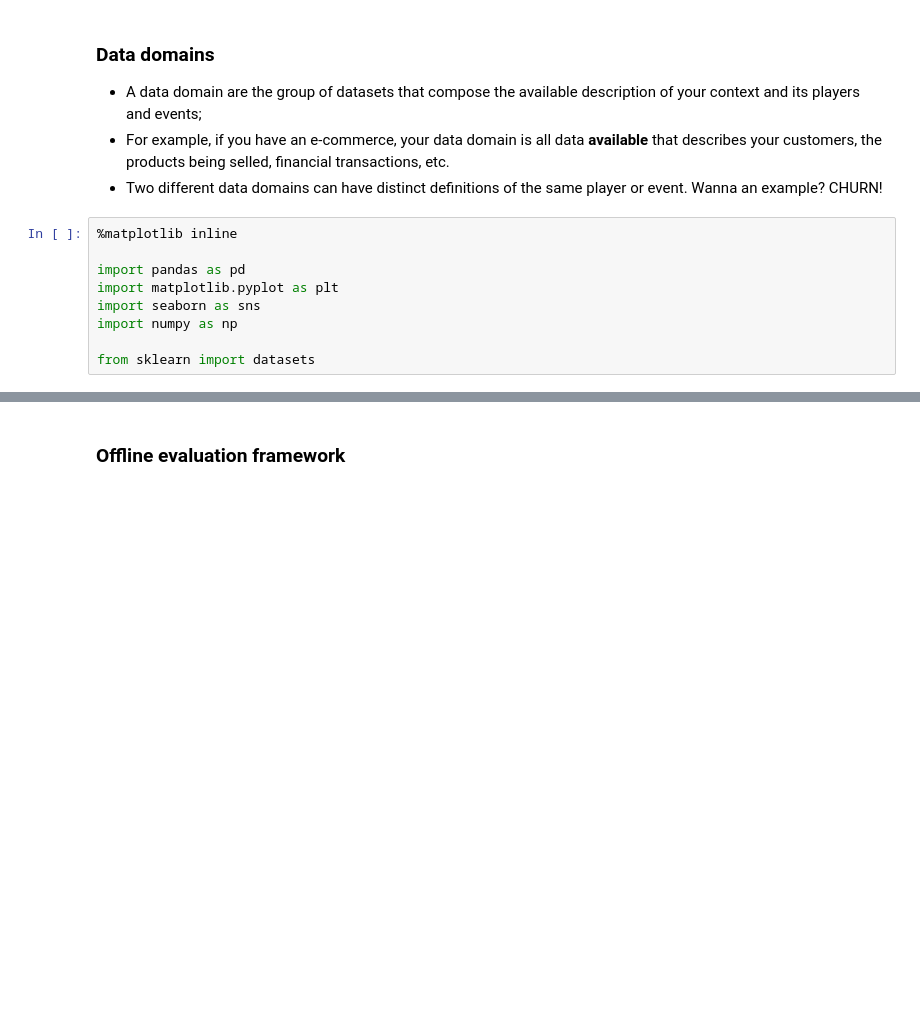
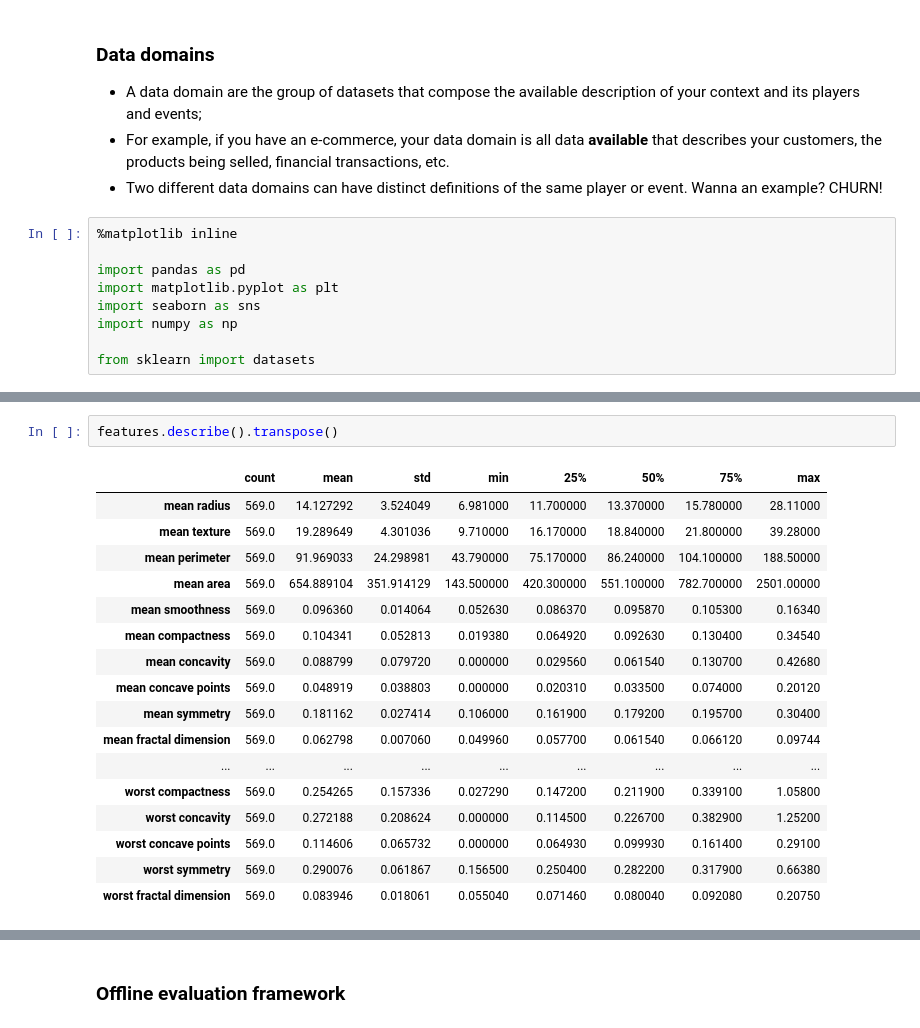
Before and after one commit to wespatrocinio/devweek_2017, a Jupyter notebook: notebooks/machine_learning.ipynb, the cells around one changed output, grey strips where cells are left out. Drawn from its saved outputs; the diff is of its cells as text; blank space fills up the shorter version.

```diff
--- a/notebooks/machine_learning.ipynb
+++ b/notebooks/machine_learning.ipynb
@@ -123,0 +119,20 @@ features.head()
+# %%
+features.describe().transpose()
+# %% [output]
+|  | count | mean | std | min | 25% | 50% | 75% | max |
+| mean radius | 569.0 | 14.127292 | 3.524049 | 6.981000 | 11.700000 | 13.370000 | 15.780000 | 28.11000 |
+| mean texture | 569.0 | 19.289649 | 4.301036 | 9.710000 | 16.170000 | 18.840000 | 21.800000 | 39.28000 |
+| mean perimeter | 569.0 | 91.969033 | 24.298981 | 43.790000 | 75.170000 | 86.240000 | 104.100000 | 188.50000 |
+| mean area | 569.0 | 654.889104 | 351.914129 | 143.500000 | 420.300000 | 551.100000 | 782.700000 | 2501.00000 |
+| mean smoothness | 569.0 | 0.096360 | 0.014064 | 0.052630 | 0.086370 | 0.095870 | 0.105300 | 0.16340 |
+| mean compactness | 569.0 | 0.104341 | 0.052813 | 0.019380 | 0.064920 | 0.092630 | 0.130400 | 0.34540 |
+| mean concavity | 569.0 | 0.088799 | 0.079720 | 0.000000 | 0.029560 | 0.061540 | 0.130700 | 0.42680 |
+| mean concave points | 569.0 | 0.048919 | 0.038803 | 0.000000 | 0.020310 | 0.033500 | 0.074000 | 0.20120 |
+| mean symmetry | 569.0 | 0.181162 | 0.027414 | 0.106000 | 0.161900 | 0.179200 | 0.195700 | 0.30400 |
+| mean fractal dimension | 569.0 | 0.062798 | 0.007060 | 0.049960 | 0.057700 | 0.061540 | 0.066120 | 0.09744 |
+| ... | ... | ... | ... | ... | ... | ... | ... | ... |
+| worst compactness | 569.0 | 0.254265 | 0.157336 | 0.027290 | 0.147200 | 0.211900 | 0.339100 | 1.05800 |
+| worst concavity | 569.0 | 0.272188 | 0.208624 | 0.000000 | 0.114500 | 0.226700 | 0.382900 | 1.25200 |
+| worst concave points | 569.0 | 0.114606 | 0.065732 | 0.000000 | 0.064930 | 0.099930 | 0.161400 | 0.29100 |
+| worst symmetry | 569.0 | 0.290076 | 0.061867 | 0.156500 | 0.250400 | 0.282200 | 0.317900 | 0.66380 |
+| worst fractal dimension | 569.0 | 0.083946 | 0.018061 | 0.055040 | 0.071460 | 0.080040 | 0.092080 | 0.20750 |
```
Also changed, not shown: parts of 8 cells of this notebook.
